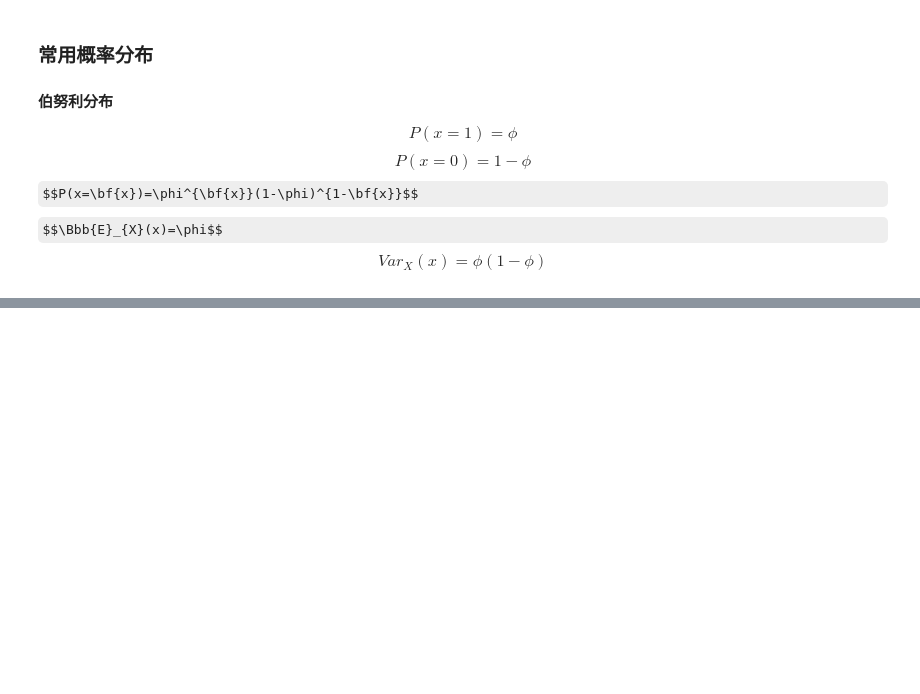
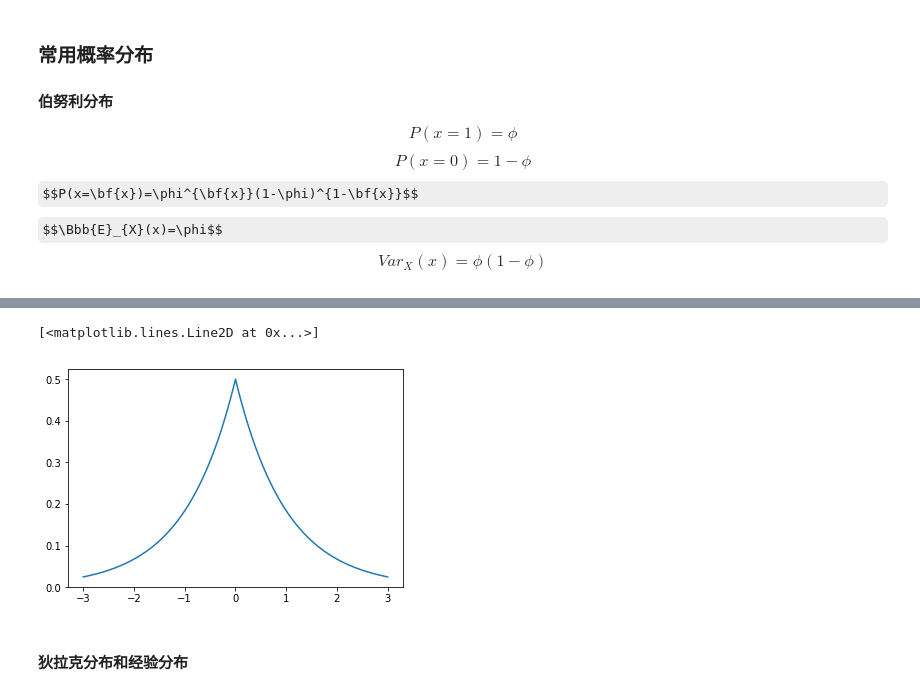
Before and after one commit to wangyingsm/tech-blog, a Jupyter notebook: notes/DLBible/episode2.ipynb, the cells around one changed output, grey strips where cells are left out. Drawn from its saved outputs; the diff is of its cells as text; code cells hidden in the pictures; some formulas as TeX source; blank space fills up the shorter version.

```diff
--- a/notes/DLBible/episode2.ipynb
+++ b/notes/DLBible/episode2.ipynb
@@ -56,0 +110,13 @@ $$Var_{X}(x)=\phi(1-\phi)$$
+# %%
+# 拉普拉斯分布
+def laplace_distribution(x, mu, gamma):
+    return np.exp(-(np.abs(x-mu))/gamma)/2/gamma
+
+x = np.linspace(-3, 3, 1001)
+y = laplace_distribution(x, 0, 1)
+plt.plot(x, y)
+# %% [output]
+[<matplotlib.lines.Line2D at 0x...>]
+[figure, added]
+# %% [markdown]
+#### 狄拉克分布和经验分布
```
Also changed, not shown: parts of 7 cells of this notebook.
